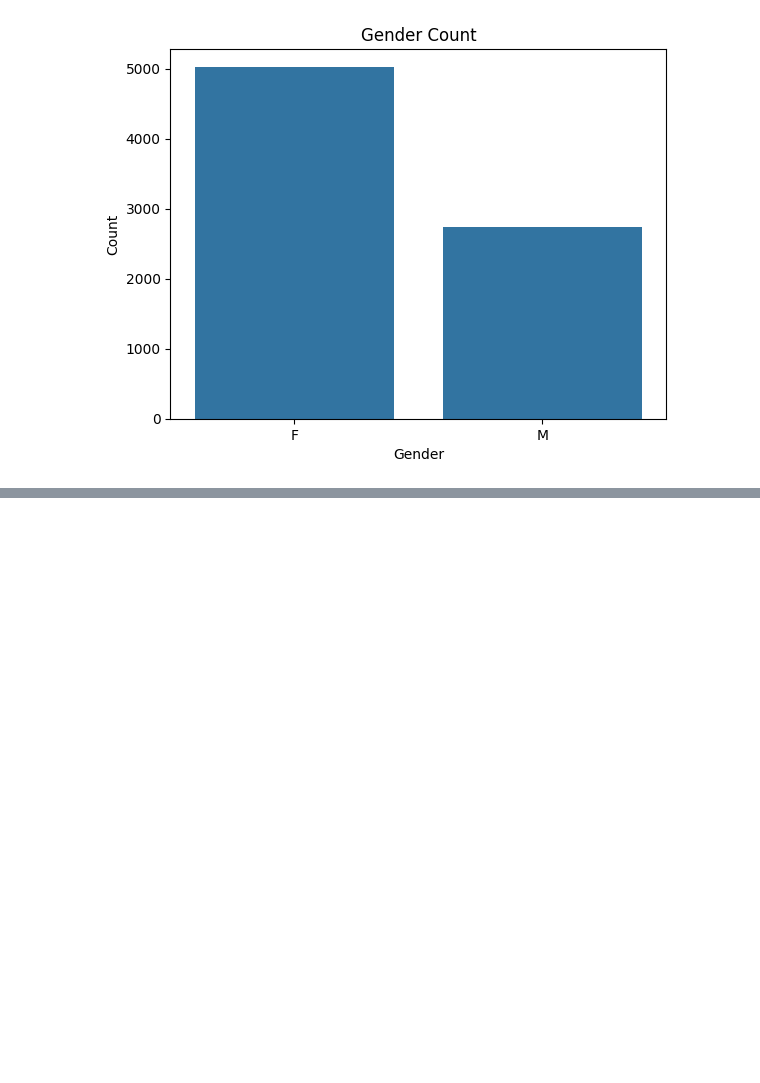
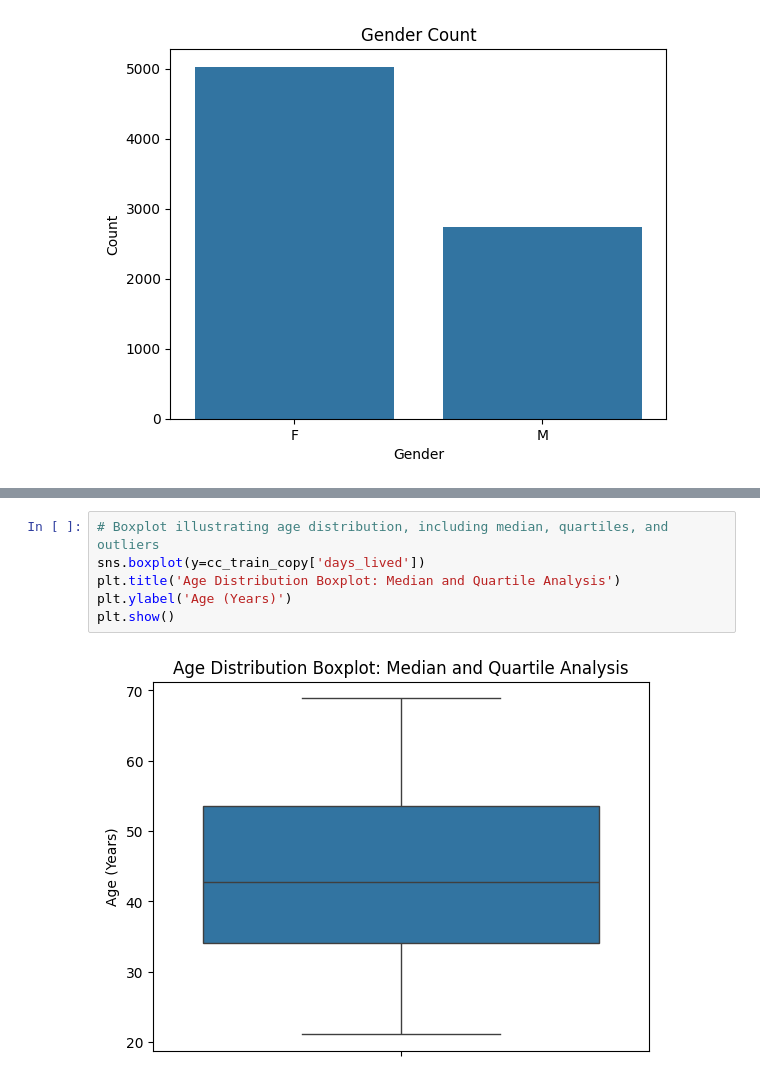
Before and after one commit to himaanssu/Credit_Card_Approval_Prediction, a Jupyter notebook: project.ipynb, the cells around one changed output, grey strips where cells are left out. Cells and saved outputs as stored; diff of their text form; blank space fills up the shorter version.

```diff
--- a/project.ipynb
+++ b/project.ipynb
@@ -129,0 +153,8 @@ plt.show()
+# %%
+# Boxplot illustrating age distribution, including median, quartiles, and outliers
+sns.boxplot(y=cc_train_copy['days_lived'])
+plt.title('Age Distribution Boxplot: Median and Quartile Analysis')
+plt.ylabel('Age (Years)')
+plt.show()
+# %% [output]
+[figure, added]
```
Also changed, not shown: parts of 5 cells of this notebook.
